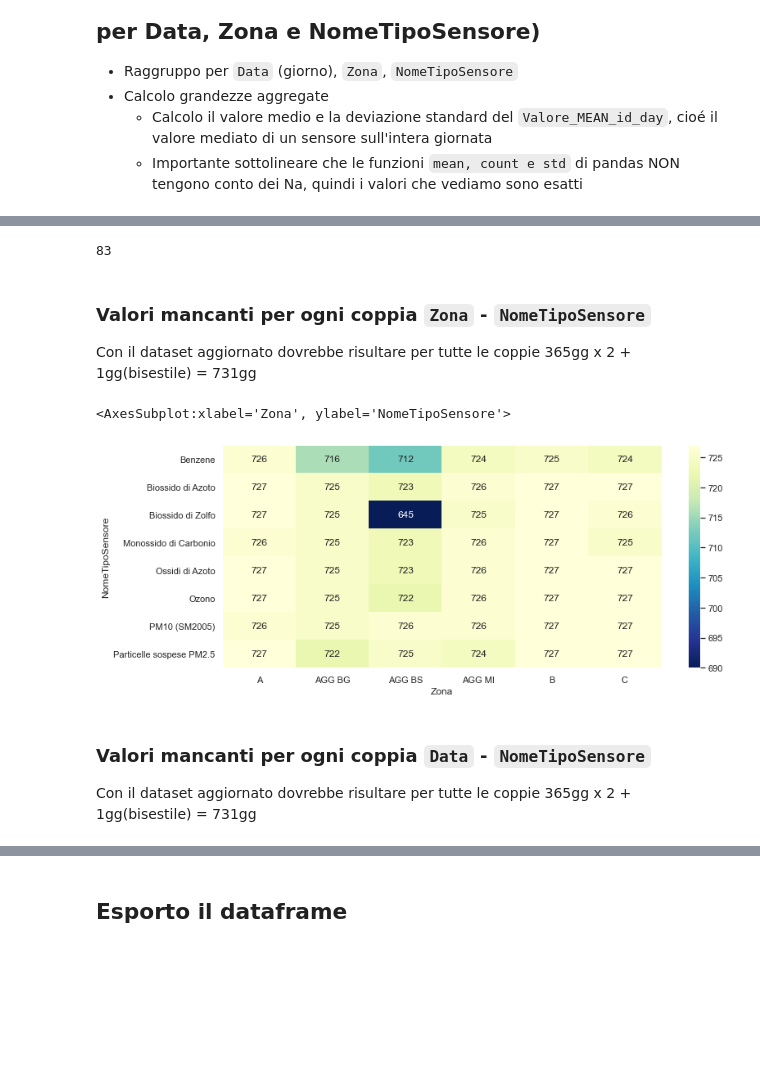
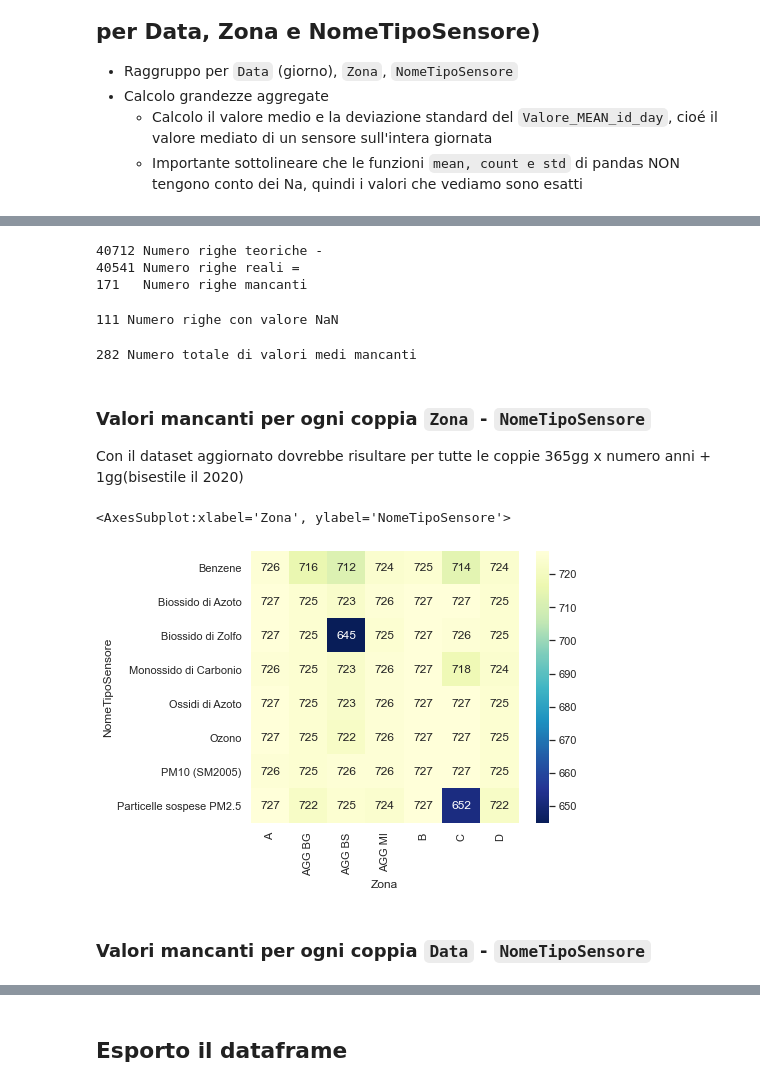
Before and after one commit to giocoal/air-quality-milano-interactive-data-visualization-tableau, a Jupyter notebook: Data_Visualization_project_21_22.ipynb, the cells around one changed output, grey strips where cells are left out. Cells and saved outputs as stored; diff of their text form; code cells hidden in the pictures; blank space fills up the shorter version.

```diff
--- a/Data_Visualization_project_21_22.ipynb
+++ b/Data_Visualization_project_21_22.ipynb
@@ -366,7 +353,7 @@ Zonizzazione: 9 826 141 abitanti in 1546 comuni divisi in 7 o 8 zone
 - MA (VA = dato valido NA = dato invalido I dati presenti in questo archivio relativi agli ultimi 3-6 mesi, contengono ancora valori incerti che possono subire modifiche da parte degli operatori delle reti (invalidazione manuale). Il processo di validazione dei dati prevede una fase di valutazione finale che si conclude entro il 30.3 dell’anno successivo a quello di misura)
 # %%
 #aria_20_21.dropna(subset = ['Valore', 'Stato'], inplace = True) #é meglio non farla cosi le avg possono restituire anche NaN
-aria_20_21.reset_index(drop=True, inplace=True)
+#aria_20_21.reset_index(drop=True, inplace=True)
 aria_20_21.shape
 # %% [output]
 (5246076, 5)
@@ -446,15 +433,13 @@ aria_20_21.reset_index(drop=True, inplace=True)
     - Calcolo il valore medio e la deviazione standard del `Valore` registrato dal senbsore
     - Importante sottolineare che le funzioni `mean, count e std` di pandas NON tengono conto dei Na, quindi i valori che vediamo sono esatti
 # %%
-colnames = ['IdSensore', 'Data', 'Valore_MEAN_id_day', 'Valore_COUNT_id_day', 'Valore_STD_id_day']
-aria__id_day = aria_20_21[['IdSensore', 'Data', 'Valore']].groupby([
-    'IdSensore',
-    aria_20_21['Data'].dt.date,
-]).agg({
-    'Valore': ['mean', 'count', 'std']
-}).reset_index()
+aria__id_day = aria_20_21[['IdSensore', 'Data', 'Valore']]\
+               .groupby(['IdSensore', aria_20_21['Data'].dt.date])\
+               .agg({'Valore': ['mean', 'count', 'std']})\
+               .reset_index()
+
 aria__id_day.columns = ['IdSensore', 'Data', 'Valore_MEAN_id_day', 'Valore_COUNT_id_day', 'Valore_STD_id_day']
-display(aria__id_day)
+aria__id_day
 # %% [output]
 |  | IdSensore | Data | Valore_MEAN_id_day | Valore_COUNT_id_day | Valore_STD_id_day |
 | 0 | 5504 | 2020-01-01 | 107.595833 | 24 | 20.571624 |
@@ -512,5 +497,5 @@ aria__id_day[aria__id_day.Valore_COUNT_id_day == 0].shape[0]
 # %%
-aria__id_day.drop(aria__id_day[(aria__id_day.Valore_COUNT_id_day < 10) & (aria__id_day.Valore_COUNT_id_day > 1)].index, inplace=True)
+aria__id_day.drop(aria__id_day[(aria__id_day.Valore_COUNT_id_day < 7) & (aria__id_day.Valore_COUNT_id_day > 1)].index, inplace=True)
 aria__id_day.reset_index(drop=True, inplace=True)
 # %% [markdown]
 ## JOIN (aria, sensori)
@@ -698,5 +690,5 @@ L'attributo `quota` delle stazioni in 'C D' indica che si trovano nel fondovalle
 # %%
-aria_sensori_zone__id_day['Zona'].replace('C D', 'C', inplace = True)
+aria_sensori_zone__id_day['Zona'].replace('C D', 'D', inplace = True)
 # %%
 aria_sensori_zone__id_day['Zona'].value_counts()
 # %% [output]
@@ -774,23 +755,39 @@ Abbiamo un po di valori medi mancanti per le terne `Data`-`Zona`-`NomeTipoSensor
+# %%
+righe_teoriche = (aria_sensori_zone__day_zona_tipo.Data.max() - aria_sensori_zone__day_zona_tipo.Data.min()).days\
+* len(aria_sensori_zone__day_zona_tipo.Zona.unique())\
+* len(aria_sensori_zone__day_zona_tipo.NomeTipoSensore.unique())
+righe_reali = len(aria_sensori_zone__day_zona_tipo)
+
+print(righe_teoriche,'Numero righe teoriche -')
+print(righe_reali,'Numero righe reali =')
+print(righe_teoriche-righe_reali,'  Numero righe mancanti')
+# %% [output]
+40712 Numero righe teoriche -
+40541 Numero righe reali =
+171   Numero righe mancanti
 # %%
-sum(aria_sensori_zone__day_zona_tipo['Valore_MEAN_day_zona_tipo'].isna())
+righe_na = sum(aria_sensori_zone__day_zona_tipo['Valore_MEAN_day_zona_tipo'].isna())
+print(righe_na, 'Numero righe con valore NaN')
 # %% [output]
-83
+111 Numero righe con valore NaN
+# %%
+print(righe_teoriche-righe_reali+righe_na, 'Numero totale di valori medi mancanti')
+# %% [output]
+282 Numero totale di valori medi mancanti
 # %% [markdown]
 ### Valori mancanti per ogni coppia `Zona` - `NomeTipoSensore`
 
-Con il dataset aggiornato dovrebbe risultare per tutte le coppie 365gg x 2 + 1gg(bisestile) = 731gg
+Con il dataset aggiornato dovrebbe risultare per tutte le coppie 365gg x numero anni + 1gg(bisestile il 2020)
 # %%
 controllo1 = aria_sensori_zone__day_zona_tipo.groupby(['Zona', 'NomeTipoSensore'], as_index = False)[['Valore_MEAN_day_zona_tipo']].count()
 controllo1 = controllo1.pivot('NomeTipoSensore', 'Zona', 'Valore_MEAN_day_zona_tipo')
 # %%
-sns.heatmap(controllo1, annot=True, fmt="d", cmap="YlGnBu_r", vmin=690, vmax=727)
+sns.heatmap(controllo1, annot=True, fmt="d", cmap="YlGnBu_r")
 # %% [output]
 <AxesSubplot:xlabel='Zona', ylabel='NomeTipoSensore'>
-[figure, old version]
+[figure, new version]
-# %% [markdown]
-### Valori mancanti per ogni coppia `Data` - `NomeTipoSensore`
-
-Con il dataset aggiornato dovrebbe risultare per tutte le coppie 365gg x 2 + 1gg(bisestile) = 731gg
+# %% [markdown]
+### Valori mancanti per ogni coppia `Data` - `NomeTipoSensore`
 # %%
 controllo2 = aria_sensori_zone__day_zona_tipo.groupby(['NomeTipoSensore', 'Data'], as_index = False)[['Valore_MEAN_day_zona_tipo']].count()
 controllo2 = controllo2.pivot('NomeTipoSensore', 'Data', 'Valore_MEAN_day_zona_tipo')
```
Also changed, not shown: parts of 52 cells of this notebook.
